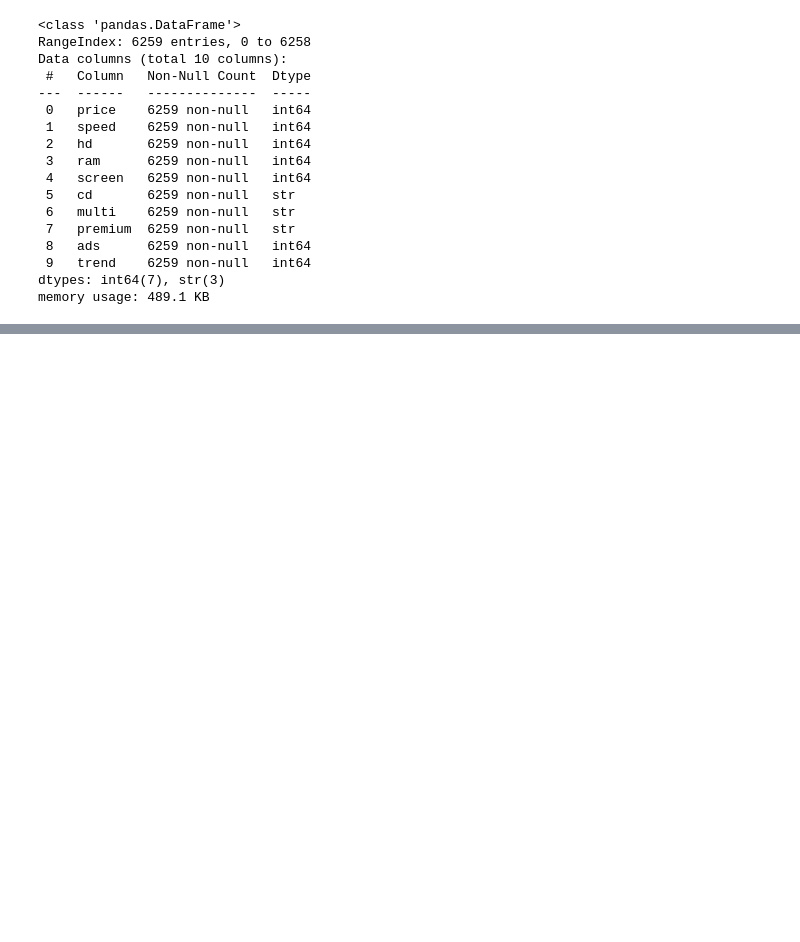
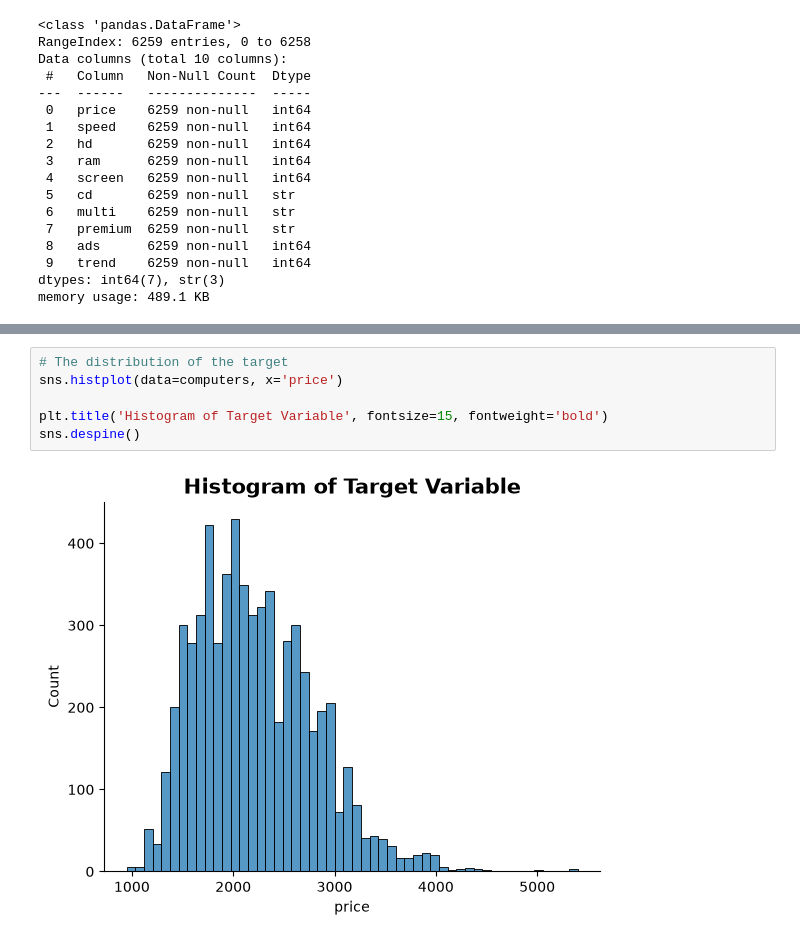
Before and after one commit to MiltonValleL/regression-and-forecasting, a Jupyter notebook: assignments/02_simple_regression_assignments.ipynb, the cells around one changed output, grey strips where cells are left out. Saved outputs shown, nothing was run; the diff lists cells and outputs as text; blank space fills up the shorter version.

```diff
--- a/assignments/02_simple_regression_assignments.ipynb
+++ b/assignments/02_simple_regression_assignments.ipynb
@@ -43,0 +79,8 @@ memory usage: 489.1 KB
+# %%
+# The distribution of the target
+sns.histplot(data=computers, x='price')
+
+plt.title('Histogram of Target Variable', fontsize=15, fontweight='bold')
+sns.despine()
+# %% [output]
+[figure, added]
```
Also changed, not shown: parts of 18 cells of this notebook, 1 other file.
